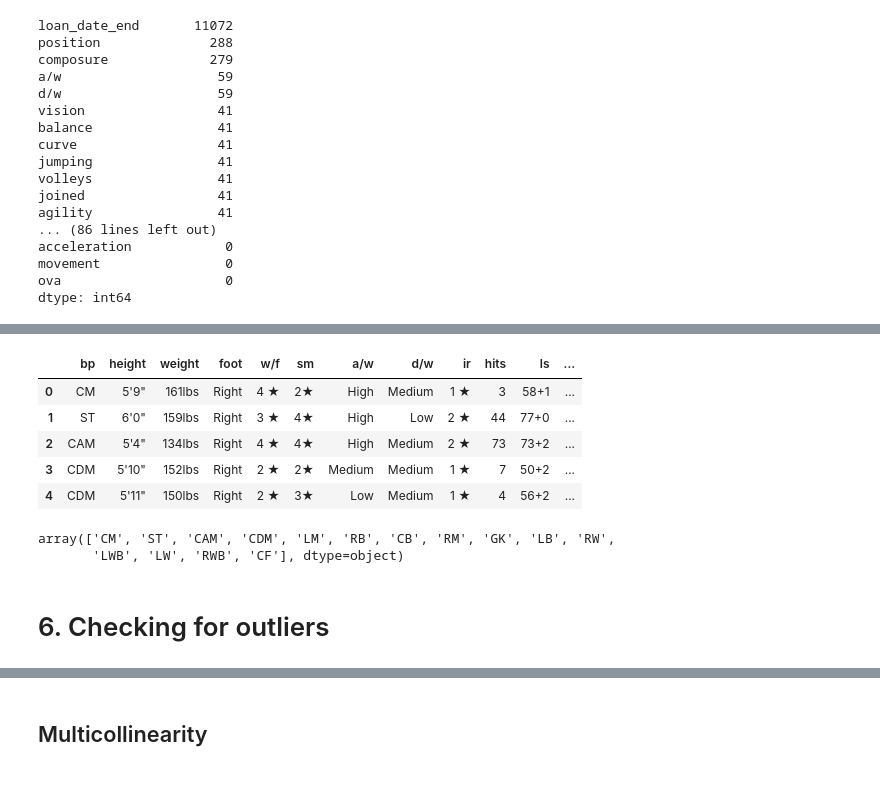
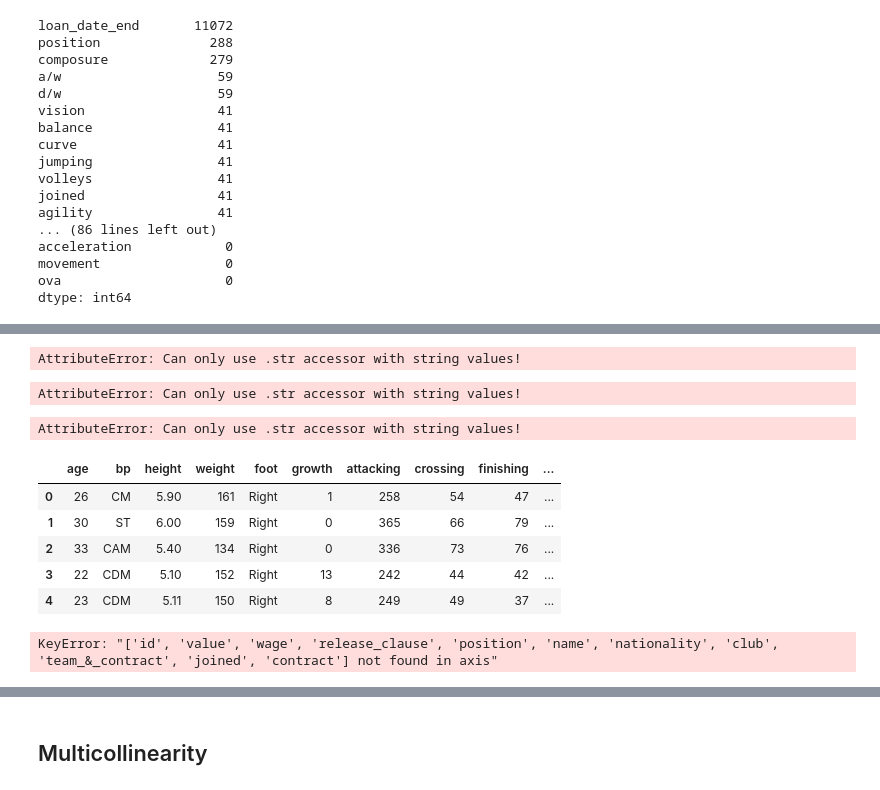
Before and after one commit to lleonrivero/Fifa, a Jupyter notebook: Fifa.ipynb, the cells around one changed output, grey strips where cells are left out. Cells and saved outputs as stored; diff of their text form; code cells hidden in the pictures.

```diff
--- a/Fifa.ipynb
+++ b/Fifa.ipynb
@@ -211,21 +158,60 @@ categorical.head()
+# %%
+# Converting column 'height' into numerical.
+data['height'] = data['height'].str.replace("'",'.')
+data['height'] = data['height'].str.replace('"','')
+data['height'] = pd.to_numeric(data['height'], errors='coerce')
+
+# Converting column 'weight' into numerical.
+data['weight'] = data['weight'].str.replace('lbs','')
+data['weight'] = pd.to_numeric(data['weight'], errors='coerce')
+
+
+data.head()
+# %% [output]
+AttributeError: Can only use .str accessor with string values!
+# %%
+# Replacing '★' symbol by ''
+
+data['w/f'] = data['w/f'].str.replace('★','')
+data['w/f'] = pd.to_numeric(data['w/f'], errors='coerce') # Convert into numeric
+data['sm'] = data['sm'].str.replace('★','')
+data['sm'] = pd.to_numeric(data['sm'], errors='coerce') # Convert into numeric
+data['ir'] = data['ir'].str.replace('★','')
+data['ir'] = pd.to_numeric(data['ir'], errors='coerce') # Convert into numeric
+
+data.head()
+# %% [output]
+AttributeError: Can only use .str accessor with string values!
+# %%
+# Removing all the unnecessary +0, +1, +2 from columns from 'ls' to 'gk'.
+
+for i in data.columns[72:-1]:
+    data[i]=data[i].str.split('+',expand=True)[0]
+data.head()
+# %% [output]
+AttributeError: Can only use .str accessor with string values!
+# %%
+# Converting into numeric columns from 'hits' to 'gk'.
+
+for i in data.columns[71:-1]:
+    data[i] = pd.to_numeric(data[i], errors='coerce')
+data.head()
+# %% [output]
+|  | age | bp | height | weight | foot | growth | attacking | crossing | finishing | ... |
+| 0 | 26 | CM | 5.90 | 161 | Right | 1 | 258 | 54 | 47 | ... |
+| 1 | 30 | ST | 6.00 | 159 | Right | 0 | 365 | 66 | 79 | ... |
+| 2 | 33 | CAM | 5.40 | 134 | Right | 0 | 336 | 73 | 76 | ... |
+| 3 | 22 | CDM | 5.10 | 152 | Right | 13 | 242 | 44 | 42 | ... |
+| 4 | 23 | CDM | 5.11 | 150 | Right | 8 | 249 | 49 | 37 | ... |
 # %%
-# From categorical: removing columns that we feel will not have an impact in our study:
-# 'value', 'wage', 'release_clause', 'position', 'name', 'nationality', 'club', 'team_&_contract', 'joined', 'contract'
+# Removing columns that we feel will not have an impact in our study:
+# 'id', value', 'wage', 'release_clause', 'position', 'name', 'nationality', 'club',
+# 'team_&_contract', 'joined', 'contract'
 # Also removing 'position' because we have very similar information in column 'bp'
 
-categorical = categorical.drop(['value', 'wage', 'release_clause', 'position', 'name', 'nationality', 'club', 'team_&_contract', 'joined', 'contract'], axis=1)
-categorical.head()
+data = data.drop(['id','value', 'wage', 'release_clause',
+                  'position', 'name', 'nationality', 'club', 'team_&_contract',
+                  'joined', 'contract'], axis=1)
+data.head()
 # %% [output]
-|  | bp | height | weight | foot | w/f | sm | a/w | d/w | ir | hits | ls | ... |
-| 0 | CM | 5'9" | 161lbs | Right | 4 ★ | 2★ | High | Medium | 1 ★ | 3 | 58+1 | ... |
-| 1 | ST | 6'0" | 159lbs | Right | 3 ★ | 4★ | High | Low | 2 ★ | 44 | 77+0 | ... |
-| 2 | CAM | 5'4" | 134lbs | Right | 4 ★ | 4★ | High | Medium | 2 ★ | 73 | 73+2 | ... |
-| 3 | CDM | 5'10" | 152lbs | Right | 2 ★ | 2★ | Medium | Medium | 1 ★ | 7 | 50+2 | ... |
-| 4 | CDM | 5'11" | 150lbs | Right | 2 ★ | 3★ | Low | Medium | 1 ★ | 4 | 56+2 | ... |
+KeyError: "['id', 'value', 'wage', 'release_clause', 'position', 'name', 'nationality', 'club', 'team_&_contract', 'joined', 'contract'] not found in axis"
-# %%
-categorical['bp'].unique()
-# %% [output]
-array(['CM', 'ST', 'CAM', 'CDM', 'LM', 'RB', 'CB', 'RM', 'GK', 'LB', 'RW',
-       'LWB', 'LW', 'RWB', 'CF'], dtype=object)
-# %% [markdown]
-# 6. Checking for outliers
```
Also changed, not shown: parts of 124 cells of this notebook.
